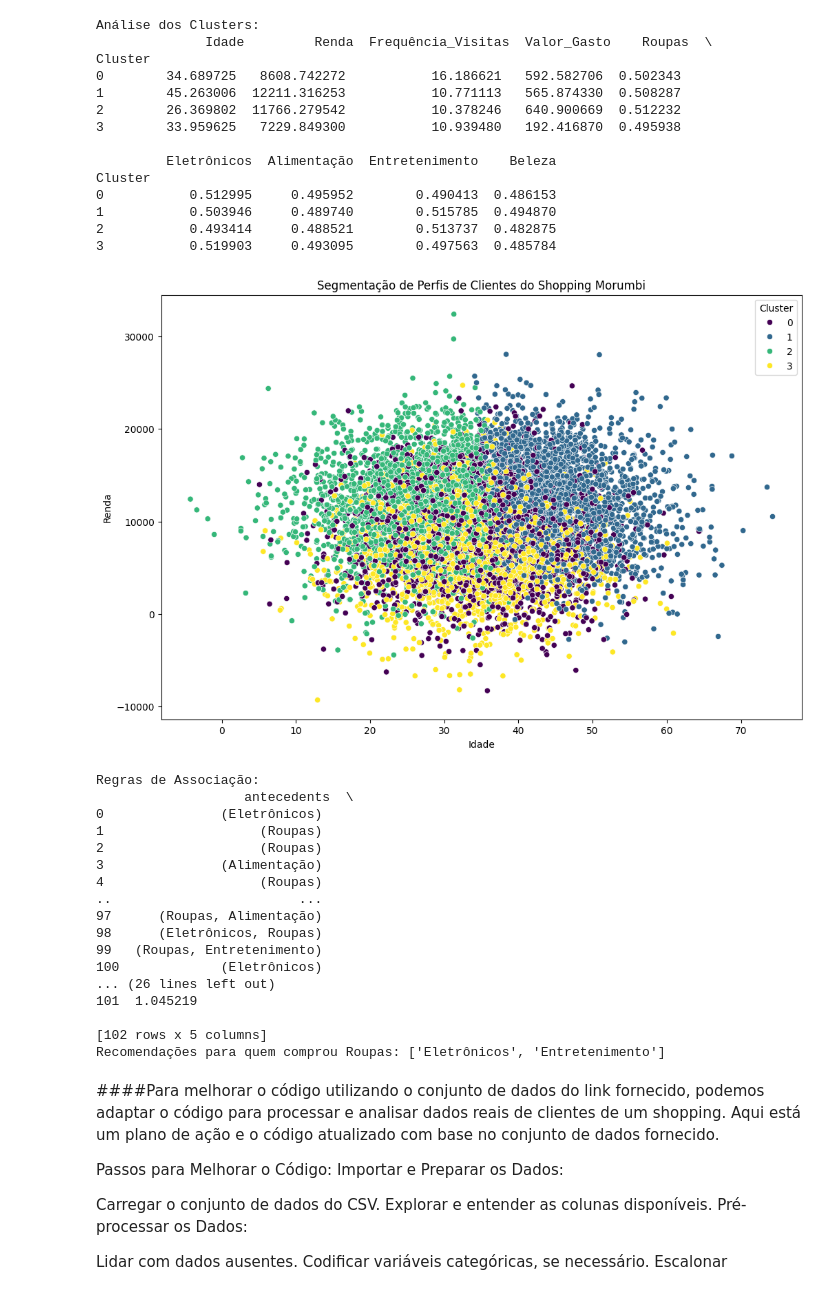
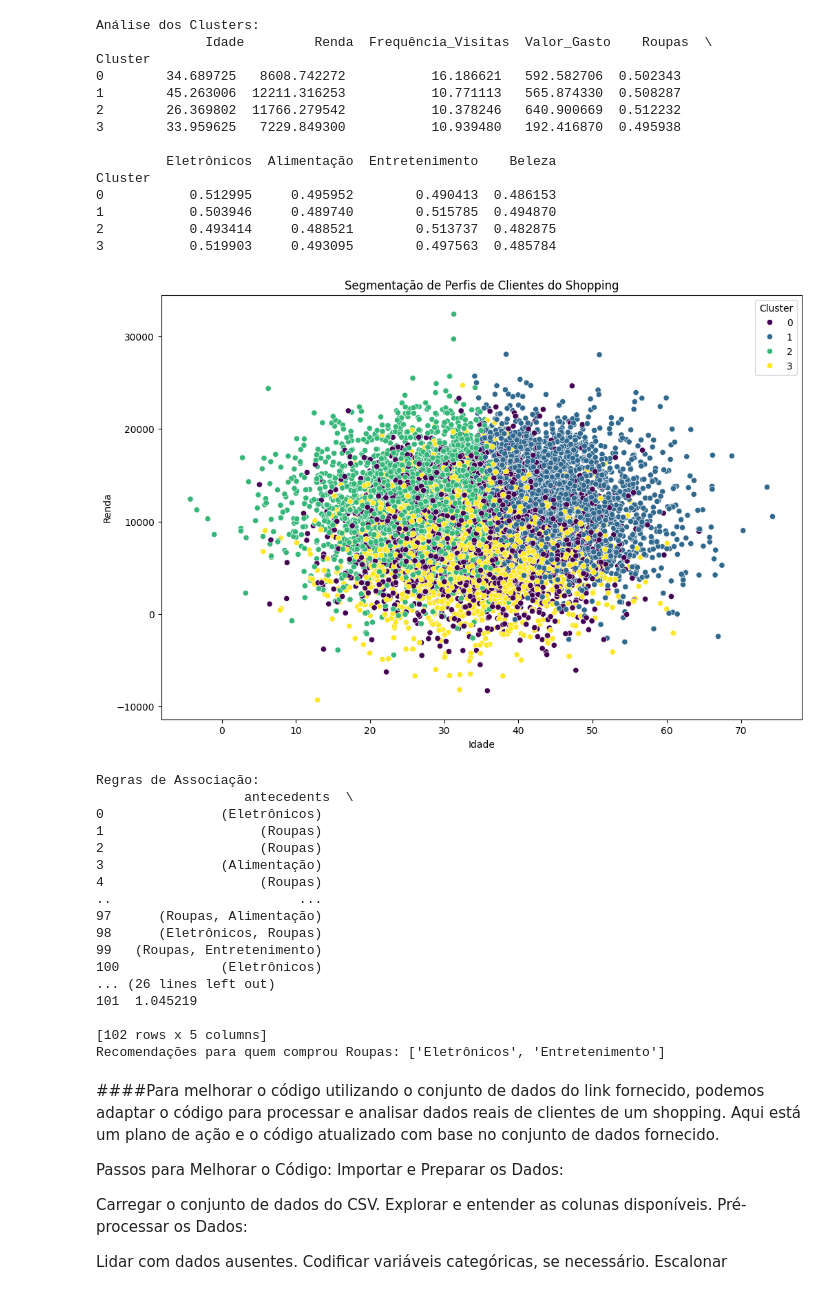
Before and after one commit to EDVADMBD/Segmenta-o-de-Clientes, a Jupyter notebook: shopping.ipynb, the cells around one changed output. Cells and saved outputs as stored; diff of their text form; code cells hidden in the pictures.

```diff
--- a/shopping.ipynb
+++ b/shopping.ipynb
@@ -134,7 +134,7 @@ print("Análise dos Clusters:\n", cluster_analysis)
 # Visualização dos clusters
 plt.figure(figsize=(12, 8))
 sns.scatterplot(x='Idade', y='Renda', hue='Cluster', data=data, palette='viridis')
-plt.title('Segmentação de Perfis de Clientes do Shopping Morumbi')
+plt.title('Segmentação de Perfis de Clientes do Shopping')
 plt.show()
 
 # Passo 3: Análise de Cesta de Compras (Market Basket Analysis)
@@ -151,34 +151,34 @@ print("Regras de Associação:\n", rules[['antecedents', 'consequents', 'support
 # Criando matriz de similaridade
 similarity_matrix = cosine_similarity(basket_sets.T)
 similarity_df = pd.DataFrame(similarity_matrix, index=categorias, columns=categorias)
 
 # Função de recomendação baseada em item
 def recomendar_categoria(categoria, top_n=2):
     if categoria not in similarity_df.columns:
         return "Categoria não encontrada."
     similar_items = similarity_df[categoria].sort_values(ascending=False)[1:top_n+1]
     return similar_items.index.tolist()
 
 # Exemplo de recomendação
 categoria_exemplo = 'Roupas'
 recomendacoes = recomendar_categoria(categoria_exemplo)
 print(f"Recomendações para quem comprou {categoria_exemplo}: {recomendacoes}")
 # %% [output]
 Análise dos Clusters:
               Idade         Renda  Frequência_Visitas  Valor_Gasto    Roupas  \
 Cluster
 0        34.689725   8608.742272           16.186621   592.582706  0.502343
 1        45.263006  12211.316253           10.771113   565.874330  0.508287
 2        26.369802  11766.279542           10.378246   640.900669  0.512232
 3        33.959625   7229.849300           10.939480   192.416870  0.495938
 
          Eletrônicos  Alimentação  Entretenimento    Beleza
 Cluster
 0           0.512995     0.495952        0.490413  0.486153
 1           0.503946     0.489740        0.515785  0.494870
 2           0.493414     0.488521        0.513737  0.482875
 3           0.519903     0.493095        0.497563  0.485784
-[figure, old version]
+[figure, new version]
 Regras de Associação:
                    antecedents  \
 0               (Eletrônicos)
```
Also changed, not shown: parts of 2 cells of this notebook.
